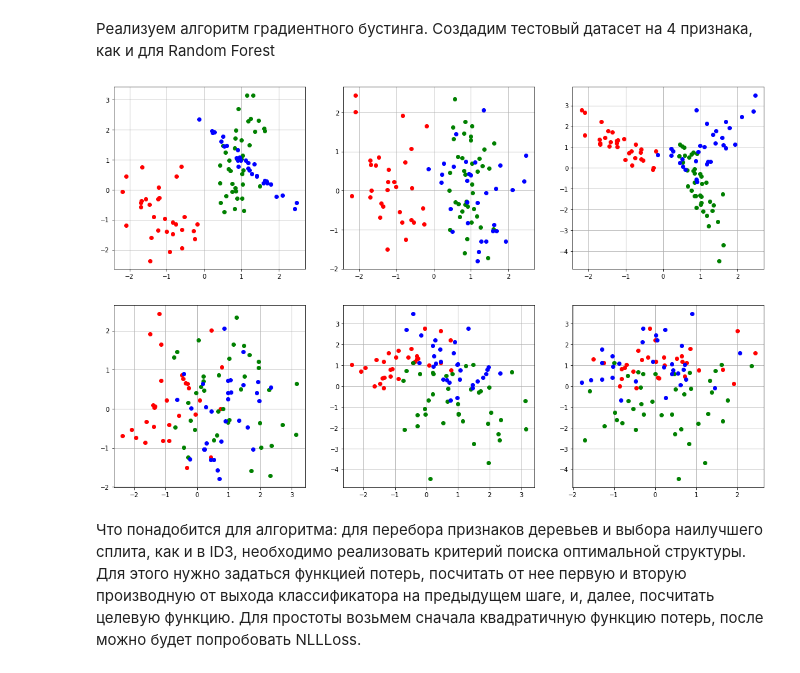
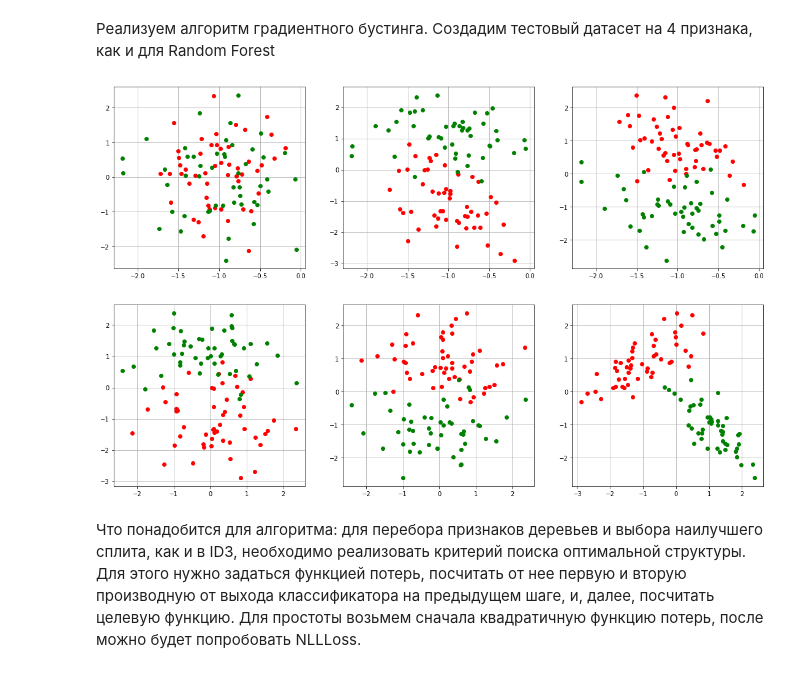
Before and after one commit to yuriy5139/MachineLearning, a Jupyter notebook: Gradient Boosting.ipynb, the cells around one changed output. Drawn from its saved outputs; the diff is of its cells as text; code cells hidden in the pictures.

```diff
--- a/Gradient Boosting.ipynb
+++ b/Gradient Boosting.ipynb
@@ -71,7 +70,7 @@ def DT(root, test_obj):
 Реализуем алгоритм градиентного бустинга. Создадим тестовый датасет на 4 признака, как и для Random Forest
 # %%
 X, Y = make_classification(n_samples=150, n_features=4,
-                           n_informative=3, n_classes=3,
+                           n_informative=3, n_classes=2,
                            n_redundant=0,
                            n_clusters_per_class=1)
 
@@ -84,38 +83,35 @@ for i in range(6):
     ax.append(fig.add_subplot(gs[i]))
 
 ax[0].plot(X_train[np.where(Y_train==0), 0], X_train[np.where(Y_train==0), 1], 'ro')
 ax[0].plot(X_train[np.where(Y_train==1), 0], X_train[np.where(Y_train==1), 1], 'go')
-ax[0].plot(X_train[np.where(Y_train==2), 0], X_train[np.where(Y_train==2), 1], 'bo')
 ax[0].grid()
 
 ax[1].plot(X_train[np.where(Y_train==0), 0], X_train[np.where(Y_train==0), 2], 'ro')
 ax[1].plot(X_train[np.where(Y_train==1), 0], X_train[np.where(Y_train==1), 2], 'go')
-ax[1].plot(X_train[np.where(Y_train==2), 0], X_train[np.where(Y_train==2), 2], 'bo')
 ax[1].grid()
 
 ax[2].plot(X_train[np.where(Y_train==0), 0], X_train[np.where(Y_train==0), 3], 'ro')
 ax[2].plot(X_train[np.where(Y_train==1), 0], X_train[np.where(Y_train==1), 3], 'go')
-ax[2].plot(X_train[np.where(Y_train==2), 0], X_train[np.where(Y_train==2), 3], 'bo')
 ax[2].grid()
 
 ax[3].plot(X_train[np.where(Y_train==0), 1], X_train[np.where(Y_train==0), 2], 'ro')
 ax[3].plot(X_train[np.where(Y_train==1), 1], X_train[np.where(Y_train==1), 2], 'go')
-ax[3].plot(X_train[np.where(Y_train==2), 1], X_train[np.where(Y_train==2), 2], 'bo')
+
 ax[3].grid()
 
 ax[4].plot(X_train[np.where(Y_train==0), 1], X_train[np.where(Y_train==0), 3], 'ro')
 ax[4].plot(X_train[np.where(Y_train==1), 1], X_train[np.where(Y_train==1), 3], 'go')
 ax[4].plot(X_train[np.where(Y_train==2), 1], X_train[np.where(Y_train==2), 3], 'bo')
 ax[4].grid()
 
 ax[5].plot(X_train[np.where(Y_train==0), 2], X_train[np.where(Y_train==0), 3], 'ro')
 ax[5].plot(X_train[np.where(Y_train==1), 2], X_train[np.where(Y_train==1), 3], 'go')
 ax[5].plot(X_train[np.where(Y_train==2), 2], X_train[np.where(Y_train==2), 3], 'bo')
 ax[5].grid()
 
 plt.show()
 # %% [output]
-[figure, old version]
+[figure, new version]
 # %% [markdown]
 Что понадобится для алгоритма: для перебора признаков деревьев и выбора наилучшего сплита, как и в ID3, необходимо реализовать критерий поиска оптимальной структуры. Для этого нужно задаться функцией потерь, посчитать от нее первую и вторую производную от выхода классификатора на предыдущем шаге, и, далее, посчитать целевую функцию.
 Для простоты возьмем сначала квадратичную функцию потерь, после можно будет попробовать NLLLoss.
```
Also changed, not shown: parts of 6 cells of this notebook.
